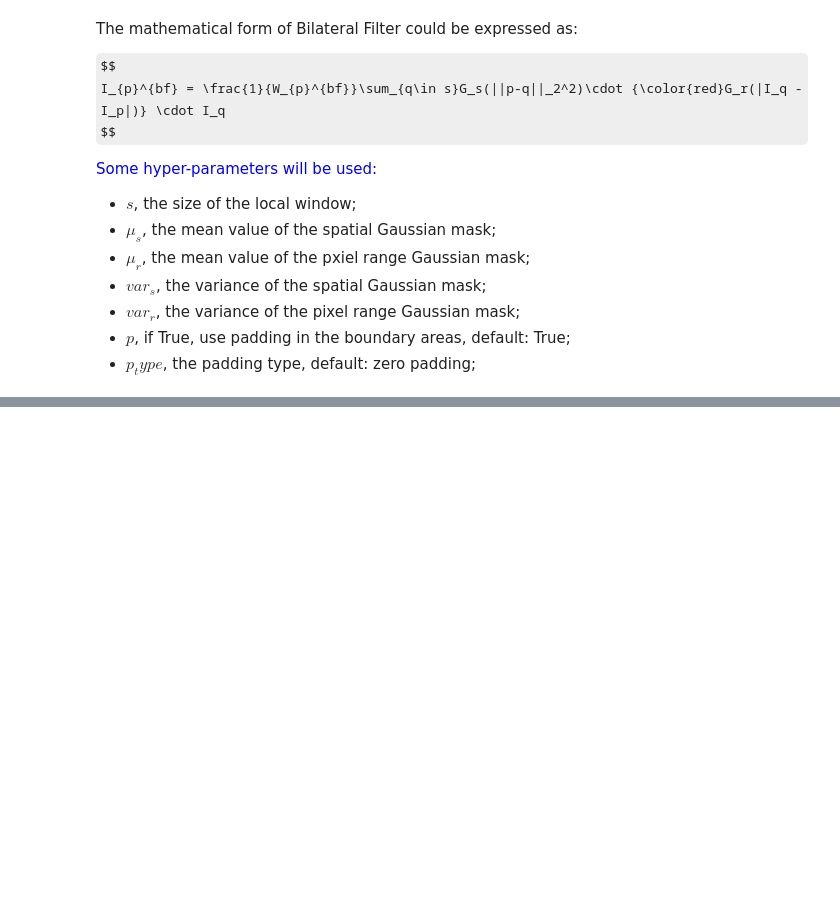
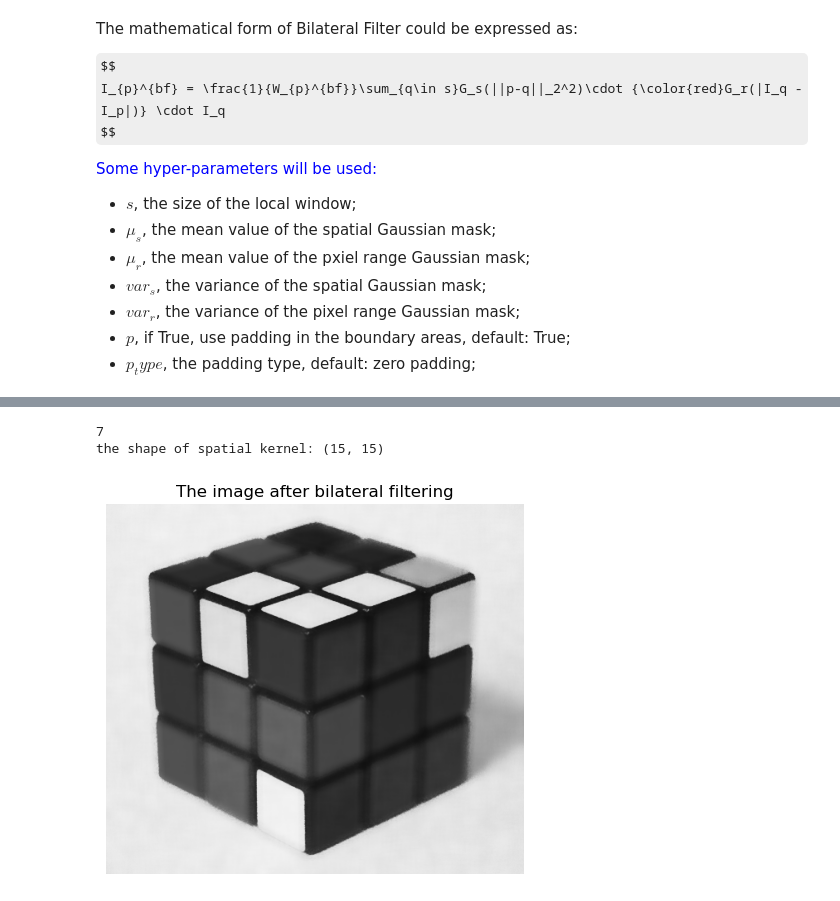
Before and after one commit to daijun10086/Dirty-My-Hands, a Jupyter notebook: Image Processing/Bilateral processing/bilateral filter/bfilter.ipynb, the cells around one changed output, grey strips where cells are left out. Saved outputs shown, nothing was run; the diff lists cells and outputs as text; code cells hidden in the pictures; some formulas as TeX source; blank space fills up the shorter version.

```diff
--- a/Image Processing/Bilateral processing/bilateral filter/bfilter.ipynb
+++ b/Image Processing/Bilateral processing/bilateral filter/bfilter.ipynb
@@ -33,0 +139,55 @@ plt.show()
+# %%
+import numpy as np
+
+
+def bilateral_filter(image, d=15, sigma_color=75, sigma_space=75):
+    """Apply bilateral filter to an image.
+
+    Args:
+        image (nd.array): the input image;
+        d (int): diamater of the pixel neighbohood;
+        sigma_color (float): the standard deviation for color range space;
+        sigma_space (float): the standard deviation for spatial space.
+
+    Returns:
+        filtered_image (nd.array): the filtered image.
+    """
+
+    radius = d // 2
+    print(radius)
+    filtered_img = np.zeros_like(image, dtype=np.float32)
+    padded_img = np.pad(image, ((radius, radius), (radius, radius), (0, 0)), mode='reflect')
+
+    x, y = np.meshgrid(np.arange(-radius, radius + 1), np.arange(-radius, radius + 1))
+    spatial_kernel = np.exp(-(x ** 2 + y ** 2) / 2.0 / sigma_space ** 2)
+    print(f'the shape of spatial kernel: {spatial_kernel.shape}')
+
+    for i in range(radius, radius + image.shape[0]):
+        for j in range(radius, radius + image.shape[1]):
+            for k in range(3):
+                local_region = padded_img[i - radius : i + radius + 1, j - radius : j + radius + 1, k]
+                center_pixel = padded_img[i, j, k]
+                color_kernel = np.exp(-((local_region - center_pixel) ** 2) / 2.0 / sigma_color ** 2)
+
+                kernel = spatial_kernel * color_kernel
+                kernel_sum = np.sum(kernel)
+                normalized_kernel = kernel / kernel_sum
+                filtered_pixel = np.sum(normalized_kernel * local_region)
+                filtered_img[i - radius, j - radius] = filtered_pixel
+
+    return filtered_img.astype(np.uint8)
+
+
+if __name__ == "__main__":
+    img = np.array(Image.open('./noisy_input.png'), dtype=np.float32)
+    img = img[..., 0:3]
+    img_filtered = bilateral_filter(img, d=15, sigma_color=75, sigma_space=75)
+
+    plt.imshow(img_filtered)
+    plt.axis('off')
+    plt.title('The image after bilateral filtering')
+    plt.show()
+# %% [output]
+7
+the shape of spatial kernel: (15, 15)
+[figure, added]
```
Also changed, not shown: parts of 4 cells of this notebook.
